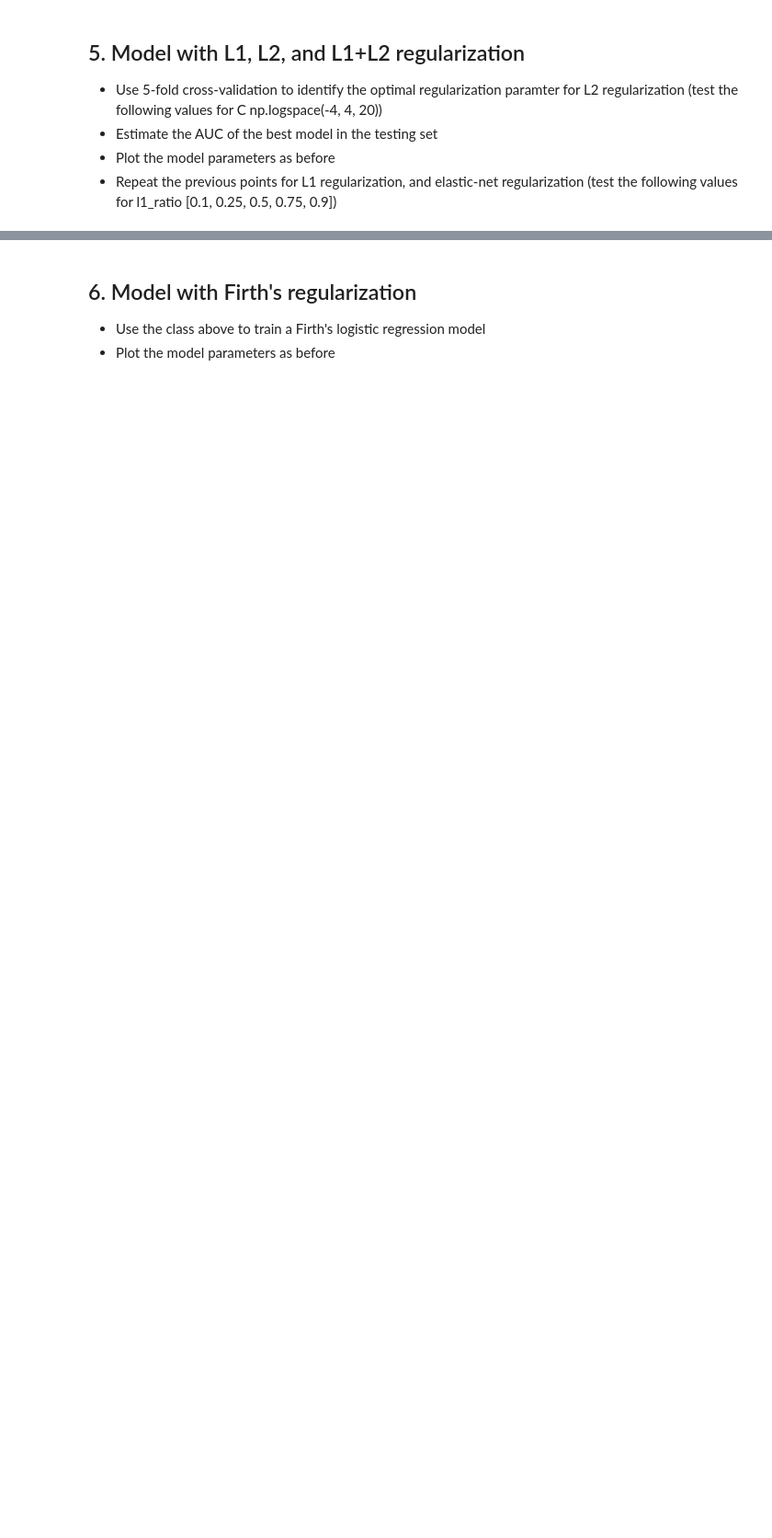
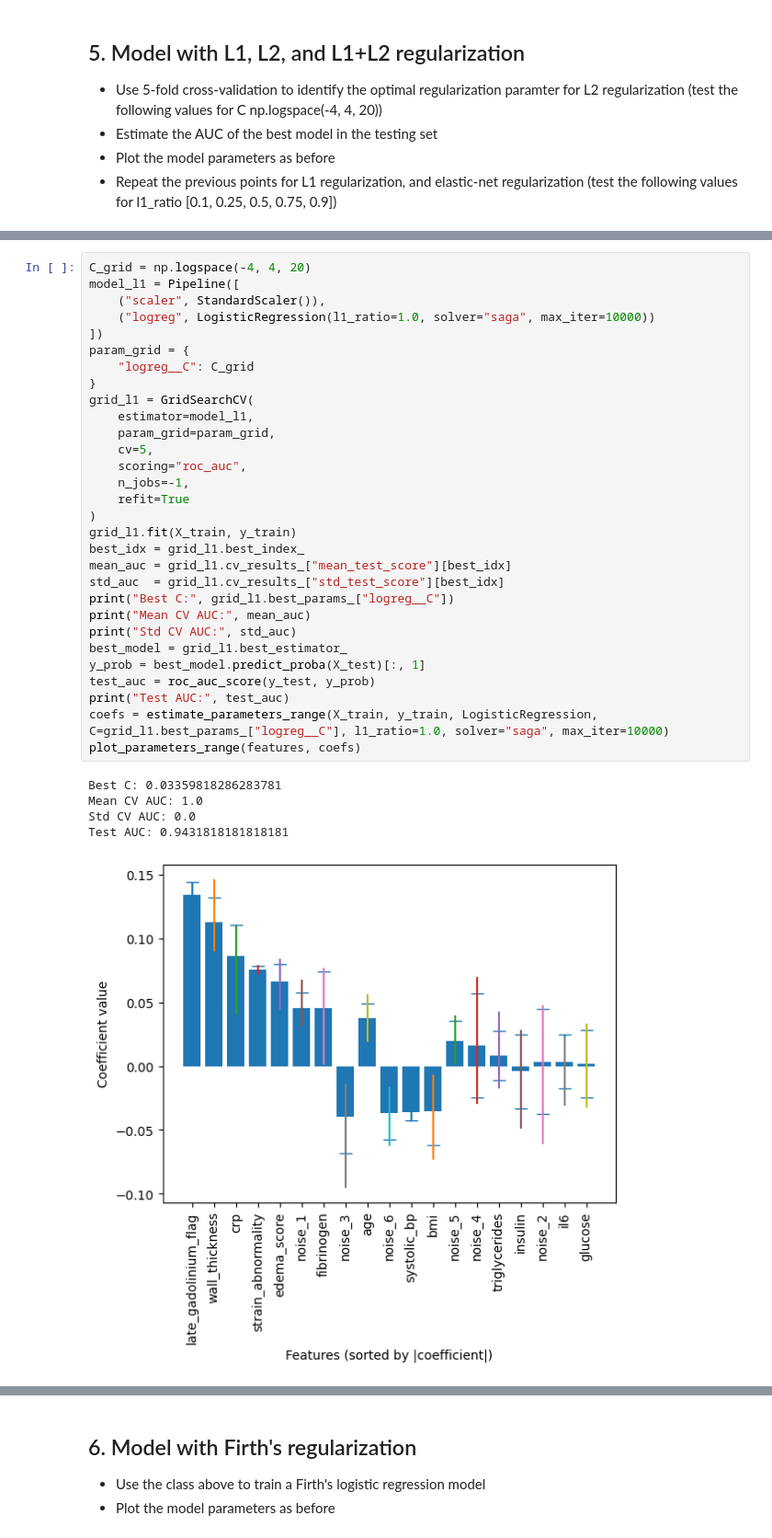
Before and after one commit to MatteoBaraldi/Machine-Learning-for-Bioengineering, a Jupyter notebook: MOD-2/03_classification/exercise_regularization.ipynb, the cells around one changed output, grey strips where cells are left out. Shown at 92% size. Cells and saved outputs as stored; diff of their text form; blank space fills up the shorter version.

```diff
--- a/MOD-2/03_classification/exercise_regularization.ipynb
+++ b/MOD-2/03_classification/exercise_regularization.ipynb
@@ -282,0 +381,36 @@ class FirthLogisticRegression(BaseEstimator, ClassifierMixin):
+# %%
+C_grid = np.logspace(-4, 4, 20)
+model_l1 = Pipeline([
+    ("scaler", StandardScaler()),
+    ("logreg", LogisticRegression(l1_ratio=1.0, solver="saga", max_iter=10000))
+])
+param_grid = {
+    "logreg__C": C_grid
+}
+grid_l1 = GridSearchCV(
+    estimator=model_l1,
+    param_grid=param_grid,
+    cv=5,
+    scoring="roc_auc",
+    n_jobs=-1,
+    refit=True
+)
+grid_l1.fit(X_train, y_train)
+best_idx = grid_l1.best_index_
+mean_auc = grid_l1.cv_results_["mean_test_score"][best_idx]
+std_auc  = grid_l1.cv_results_["std_test_score"][best_idx]
+print("Best C:", grid_l1.best_params_["logreg__C"])
+print("Mean CV AUC:", mean_auc)
+print("Std CV AUC:", std_auc)
+best_model = grid_l1.best_estimator_
+y_prob = best_model.predict_proba(X_test)[:, 1]
+test_auc = roc_auc_score(y_test, y_prob)
+print("Test AUC:", test_auc)
+coefs = estimate_parameters_range(X_train, y_train, LogisticRegression, C=grid_l1.best_params_["logreg__C"], l1_ratio=1.0, solver="saga", max_iter=10000)
+plot_parameters_range(features, coefs)
+# %% [output]
+Best C: 0.03359818286283781
+Mean CV AUC: 1.0
+Std CV AUC: 0.0
+Test AUC: 0.9431818181818181
+[figure, added]
```
Also changed, not shown: parts of 10 cells of this notebook.
